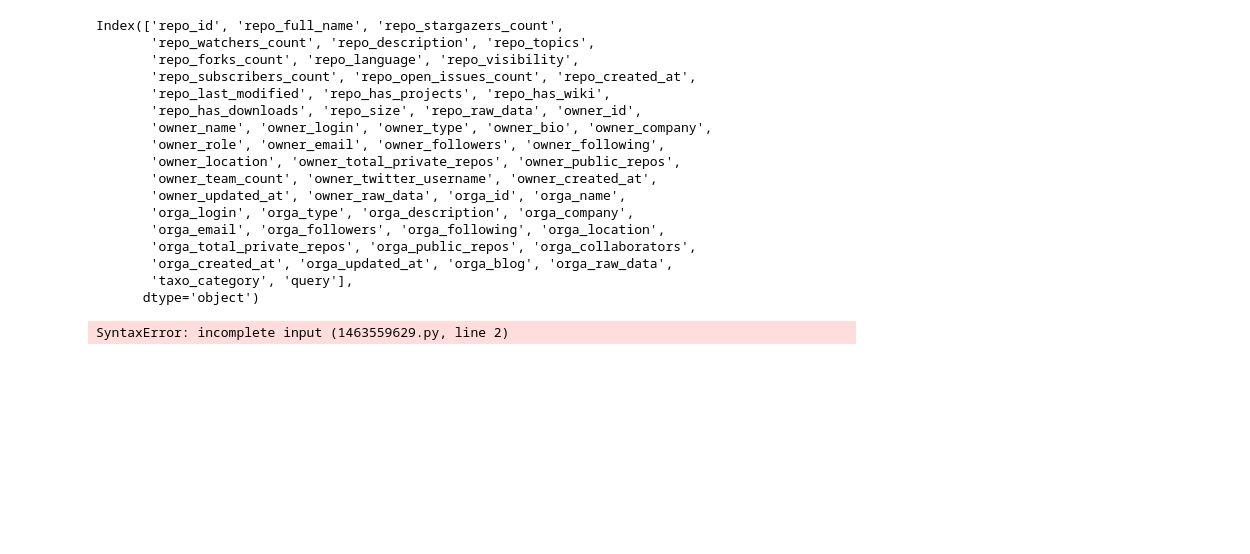
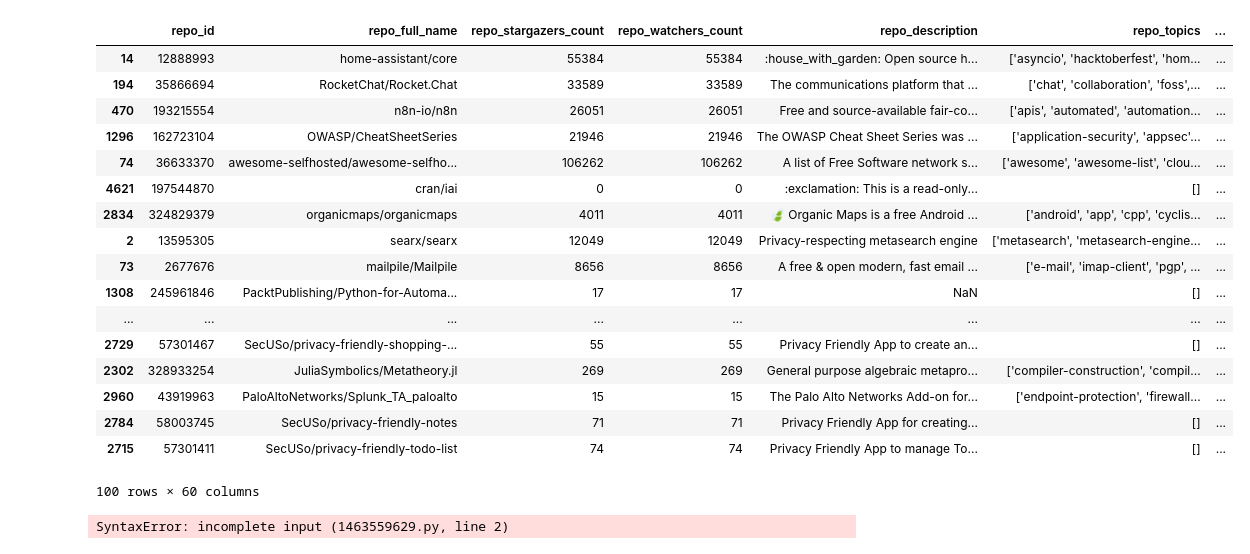
Before and after one commit to quickscaleai/opensource_ai_sourcing, a Jupyter notebook: notebook/Repo Analysis.ipynb, the cells around one changed output. Cells and saved outputs as stored; diff of their text form; code cells hidden in the pictures; blank space fills up the shorter version.

```diff
--- a/notebook/Repo Analysis.ipynb
+++ b/notebook/Repo Analysis.ipynb
@@ -1,4 +1,5 @@
 # %%
 import pandas as pd
 import numpy as np
+pd.options.display.max_rows = 100
 # %%
@@ -18,23 +54,24 @@ Name: taxo_category, dtype: int64
 # %%
-repositories.columns
+repositories[repositories.is_big_company == 0].sort_values(by="score", ascending=False).head(100)
 # %% [output]
+|  | repo_id | repo_full_name | repo_stargazers_count | repo_watchers_count | repo_description | repo_topics | ... |
+| 14 | 12888993 | home-assistant/core | 55384 | 55384 | :house_with_garden: Open source h... | ['asyncio', 'hacktoberfest', 'hom... | ... |
+| 194 | 35866694 | RocketChat/Rocket.Chat | 33589 | 33589 | The communications platform that ... | ['chat', 'collaboration', 'foss',... | ... |
+| 470 | 193215554 | n8n-io/n8n | 26051 | 26051 | Free and source-available fair-co... | ['apis', 'automated', 'automation... | ... |
+| 1296 | 162723104 | OWASP/CheatSheetSeries | 21946 | 21946 | The OWASP Cheat Sheet Series was ... | ['application-security', 'appsec'... | ... |
+| 74 | 36633370 | awesome-selfhosted/awesome-selfho... | 106262 | 106262 | A list of Free Software network s... | ['awesome', 'awesome-list', 'clou... | ... |
+| 4621 | 197544870 | cran/iai | 0 | 0 | :exclamation: This is a read-only... | [] | ... |
+| 2834 | 324829379 | organicmaps/organicmaps | 4011 | 4011 | 🍃 Organic Maps is a free Android ... | ['android', 'app', 'cpp', 'cyclis... | ... |
+| 2 | 13595305 | searx/searx | 12049 | 12049 | Privacy-respecting metasearch engine | ['metasearch', 'metasearch-engine... | ... |
+| 73 | 2677676 | mailpile/Mailpile | 8656 | 8656 | A free & open modern, fast email ... | ['e-mail', 'imap-client', 'pgp', ... | ... |
+| 1308 | 245961846 | PacktPublishing/Python-for-Automa... | 17 | 17 | NaN | [] | ... |
+| ... | ... | ... | ... | ... | ... | ... | ... |
+| 2729 | 57301467 | SecUSo/privacy-friendly-shopping-... | 55 | 55 | Privacy Friendly App to create an... | [] | ... |
+| 2302 | 328933254 | JuliaSymbolics/Metatheory.jl | 269 | 269 | General purpose algebraic metapro... | ['compiler-construction', 'compil... | ... |
+| 2960 | 43919963 | PaloAltoNetworks/Splunk_TA_paloalto | 15 | 15 | The Palo Alto Networks Add-on for... | ['endpoint-protection', 'firewall... | ... |
+| 2784 | 58003745 | SecUSo/privacy-friendly-notes | 71 | 71 | Privacy Friendly App for creating... | [] | ... |
+| 2715 | 57301411 | SecUSo/privacy-friendly-todo-list | 74 | 74 | Privacy Friendly App to manage To... | [] | ... |
-Index(['repo_id', 'repo_full_name', 'repo_stargazers_count',
-       'repo_watchers_count', 'repo_description', 'repo_topics',
-       'repo_forks_count', 'repo_language', 'repo_visibility',
-       'repo_subscribers_count', 'repo_open_issues_count', 'repo_created_at',
-       'repo_last_modified', 'repo_has_projects', 'repo_has_wiki',
-       'repo_has_downloads', 'repo_size', 'repo_raw_data', 'owner_id',
-       'owner_name', 'owner_login', 'owner_type', 'owner_bio', 'owner_company',
-       'owner_role', 'owner_email', 'owner_followers', 'owner_following',
-       'owner_location', 'owner_total_private_repos', 'owner_public_repos',
-       'owner_team_count', 'owner_twitter_username', 'owner_created_at',
-       'owner_updated_at', 'owner_raw_data', 'orga_id', 'orga_name',
-       'orga_login', 'orga_type', 'orga_description', 'orga_company',
-       'orga_email', 'orga_followers', 'orga_following', 'orga_location',
-       'orga_total_private_repos', 'orga_public_repos', 'orga_collaborators',
-       'orga_created_at', 'orga_updated_at', 'orga_blog', 'orga_raw_data',
-       'taxo_category', 'query'],
-      dtype='object')
+100 rows × 60 columns
 # %%
 for category in repositories.taxo_category.unique():
 #    print(category.repo_stargazers_count.sum())
```
Also changed, not shown: parts of 5 cells of this notebook, 6 other files.
